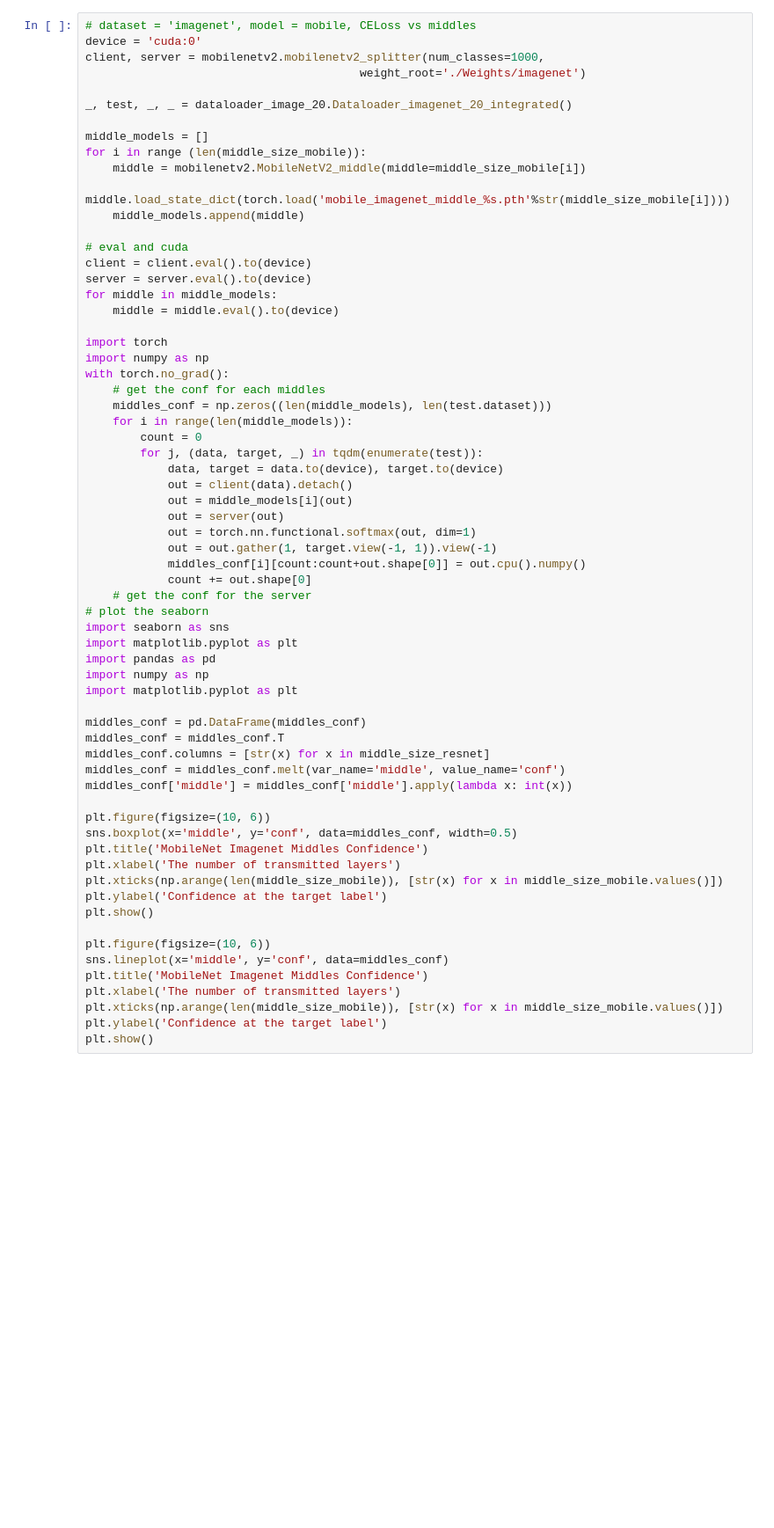
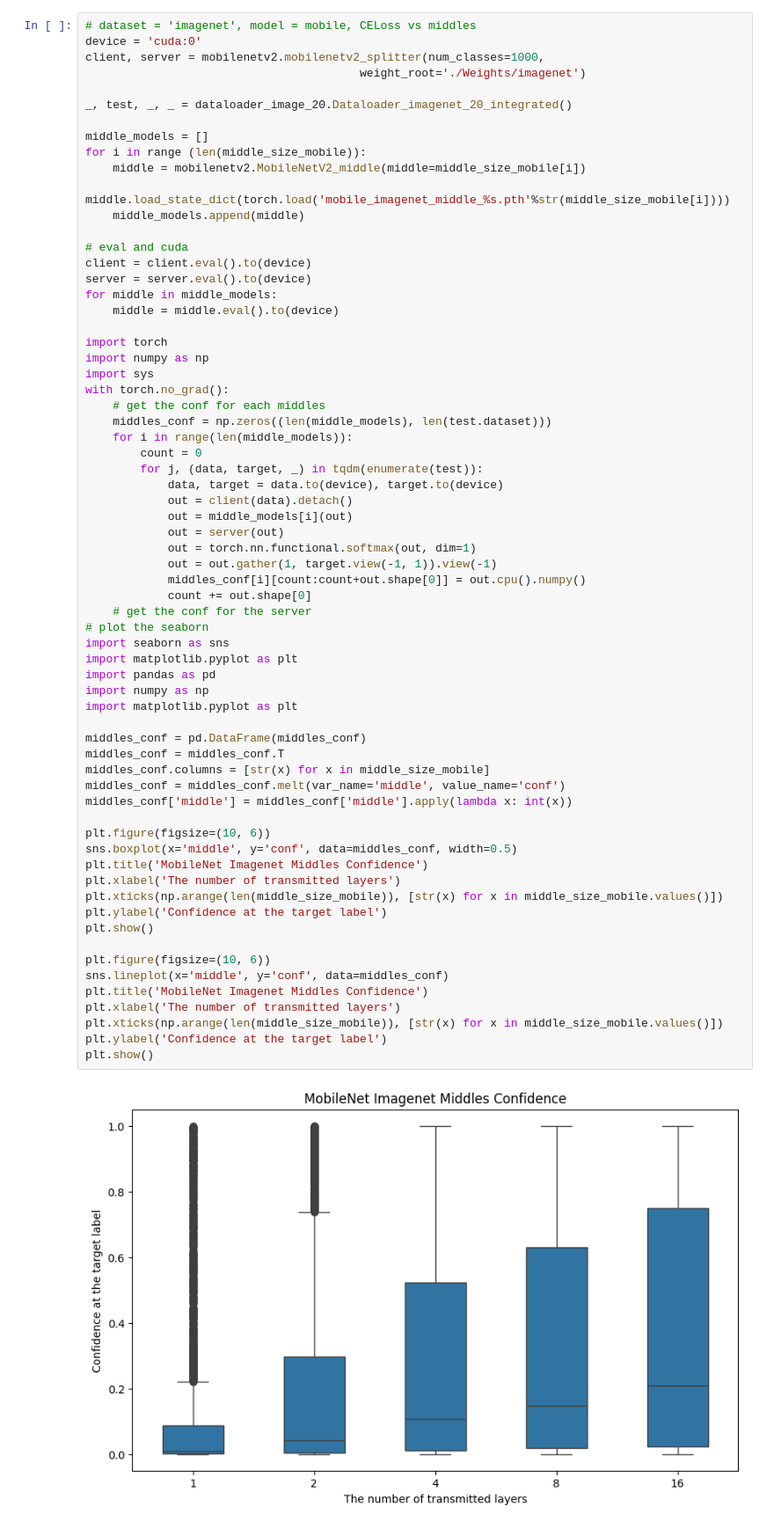
Before and after one commit to TonyPeng-2018/Adaptfilter, a Jupyter notebook: plot_result.ipynb, the cells around one changed output. Shown at 88% size. Drawn from its saved outputs; the diff is of its cells as text; blank space fills up the shorter version.

```diff
--- a/plot_result.ipynb
+++ b/plot_result.ipynb
@@ -249,6 +249,7 @@ for middle in middle_models:
 
 import torch
 import numpy as np
+import sys
 with torch.no_grad():
     # get the conf for each middles
     middles_conf = np.zeros((len(middle_models), len(test.dataset)))
@@ -264,31 +265,33 @@ with torch.no_grad():
             middles_conf[i][count:count+out.shape[0]] = out.cpu().numpy()
             count += out.shape[0]
     # get the conf for the server
 # plot the seaborn
 import seaborn as sns
 import matplotlib.pyplot as plt
 import pandas as pd
 import numpy as np
 import matplotlib.pyplot as plt
 
 middles_conf = pd.DataFrame(middles_conf)
 middles_conf = middles_conf.T
-middles_conf.columns = [str(x) for x in middle_size_resnet]
+middles_conf.columns = [str(x) for x in middle_size_mobile]
 middles_conf = middles_conf.melt(var_name='middle', value_name='conf')
 middles_conf['middle'] = middles_conf['middle'].apply(lambda x: int(x))
 
 plt.figure(figsize=(10, 6))
 sns.boxplot(x='middle', y='conf', data=middles_conf, width=0.5)
 plt.title('MobileNet Imagenet Middles Confidence')
 plt.xlabel('The number of transmitted layers')
 plt.xticks(np.arange(len(middle_size_mobile)), [str(x) for x in middle_size_mobile.values()])
 plt.ylabel('Confidence at the target label')
 plt.show()
 
 plt.figure(figsize=(10, 6))
 sns.lineplot(x='middle', y='conf', data=middles_conf)
 plt.title('MobileNet Imagenet Middles Confidence')
 plt.xlabel('The number of transmitted layers')
 plt.xticks(np.arange(len(middle_size_mobile)), [str(x) for x in middle_size_mobile.values()])
 plt.ylabel('Confidence at the target label')
 plt.show()
+# %% [output]
+[figure, added]
```
Also changed, not shown: parts of 12 cells of this notebook, 6 other files.
